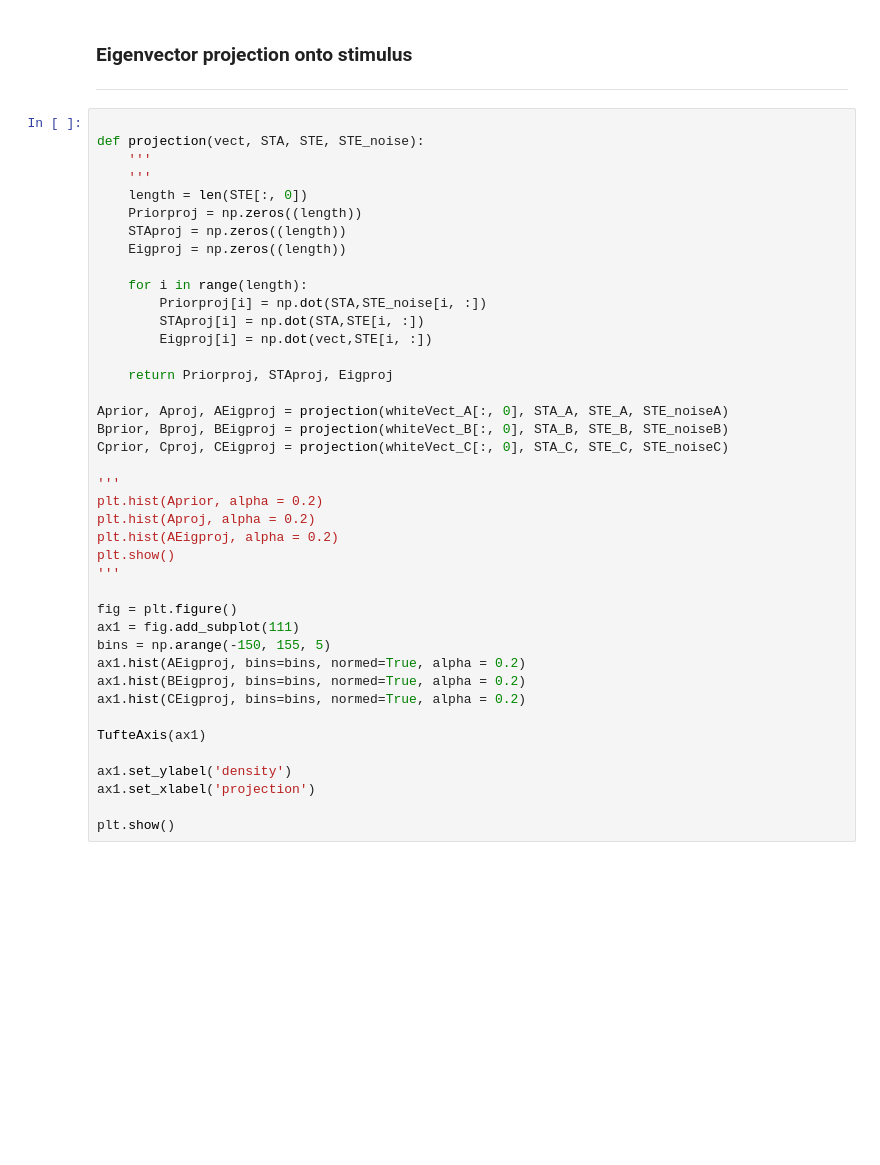
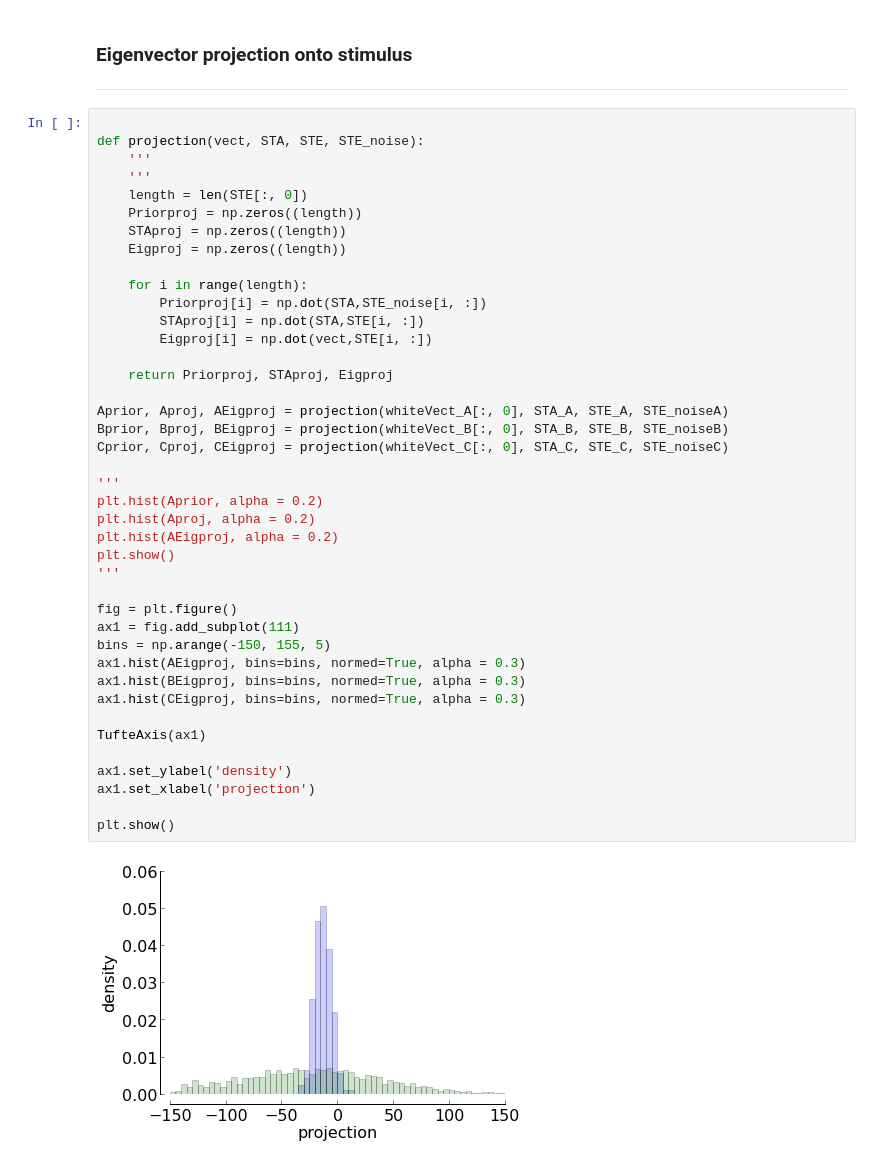
Before and after one commit to bps10/bps10.github.com, a Jupyter notebook: notebooks/Natural scenes.ipynb, the cells around one changed output. Drawn from its saved outputs; the diff is of its cells as text; blank space fills up the shorter version.

```diff
--- a/notebooks/Natural scenes.ipynb
+++ b/notebooks/Natural scenes.ipynb
@@ -707,36 +804,38 @@ def projection(vect, STA, STE, STE_noise):
     Eigproj = np.zeros((length))
 
     for i in range(length):
         Priorproj[i] = np.dot(STA,STE_noise[i, :])
         STAproj[i] = np.dot(STA,STE[i, :])
         Eigproj[i] = np.dot(vect,STE[i, :])
 
     return Priorproj, STAproj, Eigproj
 
 Aprior, Aproj, AEigproj = projection(whiteVect_A[:, 0], STA_A, STE_A, STE_noiseA)
 Bprior, Bproj, BEigproj = projection(whiteVect_B[:, 0], STA_B, STE_B, STE_noiseB)
 Cprior, Cproj, CEigproj = projection(whiteVect_C[:, 0], STA_C, STE_C, STE_noiseC)
 
 '''
 plt.hist(Aprior, alpha = 0.2)
 plt.hist(Aproj, alpha = 0.2)
 plt.hist(AEigproj, alpha = 0.2)
 plt.show()
 '''
 
 fig = plt.figure()
 ax1 = fig.add_subplot(111)
 bins = np.arange(-150, 155, 5)
-ax1.hist(AEigproj, bins=bins, normed=True, alpha = 0.2)
-ax1.hist(BEigproj, bins=bins, normed=True, alpha = 0.2)
-ax1.hist(CEigproj, bins=bins, normed=True, alpha = 0.2)
+ax1.hist(AEigproj, bins=bins, normed=True, alpha = 0.3)
+ax1.hist(BEigproj, bins=bins, normed=True, alpha = 0.3)
+ax1.hist(CEigproj, bins=bins, normed=True, alpha = 0.3)
 
 TufteAxis(ax1)
 
 ax1.set_ylabel('density')
 ax1.set_xlabel('projection')
 
 plt.show()
+# %% [output]
+[figure, added]
 # %% [markdown]
 ### Conclusions
 ***
```
Also changed, not shown: parts of 24 cells of this notebook.
